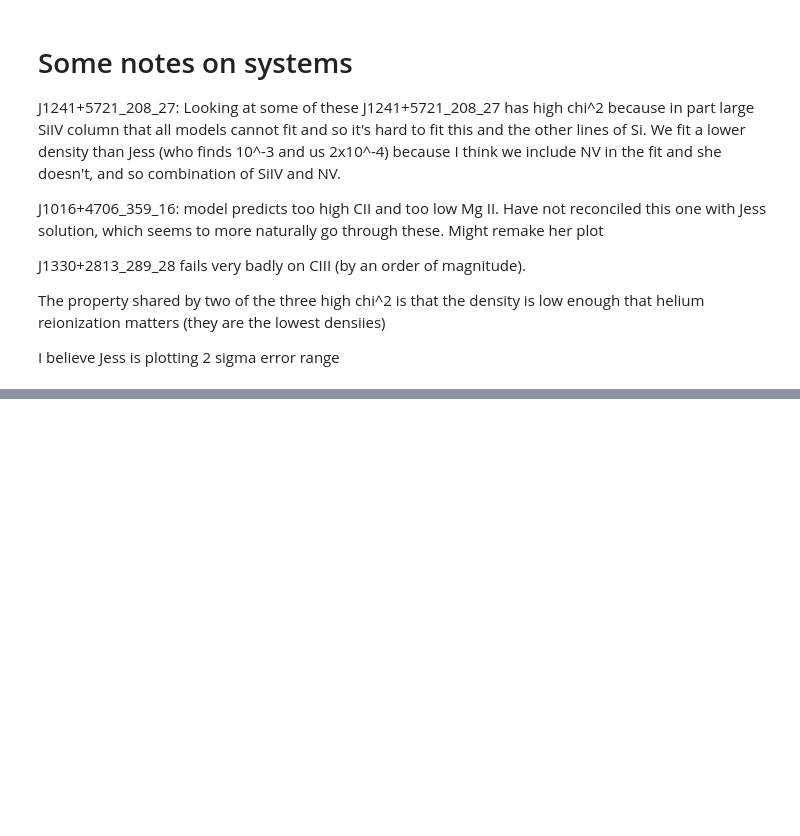
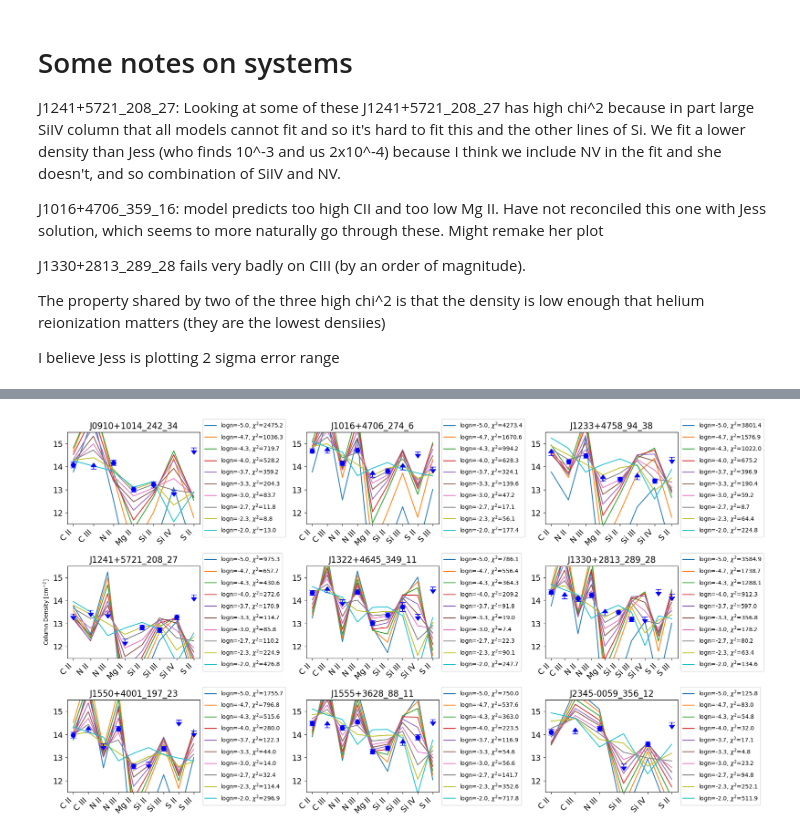
Before and after one commit to astromcquinn/Photoionization_modeling, a Jupyter notebook: fitPhotoionModels.ipynb, the cells around one changed output, grey strips where cells are left out. Drawn from its saved outputs; the diff is of its cells as text; code cells hidden in the pictures; blank space fills up the shorter version.

```diff
--- a/fitPhotoionModels.ipynb
+++ b/fitPhotoionModels.ipynb
@@ -73,7 +68,7 @@ narray = modeldata.n0
 def getModelLogIonicColumn(ion_name, logNnorm, efrac_model):
     ion_name_split = ion_name.split()
     ion_name_nospace = ion_name_split[0].strip() + ion_name_split[1].strip()
-    return logNnorm + np.log10(abundances[ion_name_split[0]]*float(efrac_model.sel(ion=ion_name_nospace).values))
+    return logNnorm + np.log10(abundances[ion_name_split[0]]*(float(efrac_model.sel(ion=ion_name_nospace).values)+ epsilon_ionfrac))
 # %% [markdown]
 ##  examples of how to use model
 # %%
@@ -713,0 +731,95 @@ I believe Jess is plotting 2 sigma error range
+# %%
+import matplotlib.pyplot as plt
+import numpy as np
+import re
+
+
+color_array = ['black', 'magenta', 'red',  'green', 'blue']
+
+
+nrange = np.logical_and(narray> 1e-5, narray< 1e-1)
+
+#generates the best fit model at each density (for noss and self shielding)
+efrac_model_noss =  model_noss.sel(param=0, method ='nearest')
+efrac_model_ss =  model.sel(param=0, method ='nearest')
+
+
+
+# Function to extract the Roman numeral from ion names
+def extract_roman_numeral(ion_name):
+    match = re.search(r'\b[IVXLCDM]+\b', ion_name)
+    if match:
+        return match.group()
+    return ""
+
+fig, ax = plt.subplots(nrows=len(all_systems)//3, ncols=3, figsize=(18, 10))
+
+for isys in range(len(all_systems)):
+    ix = isys//3
+    iy = isys%3
+
+    if ss_flag[allwerksystems[isys]['H I'][-1]] == False:
+        all_systems_plot = all_systems_noss
+        efrac_model = efrac_model_noss
+        [logNtotbestvec, chisqvec] = findSmallestChisqEachDensity(allwerksystems[isys],efrac_model, nrange)
+
+    else:
+        all_systems_plot = all_systems
+        efrac_model = efrac_model_ss
+        [logNtotbestvec, chisqvec] =  findSmallestChisqEachDensity(allwerksystems[isys],efrac_model, nrange)
+
+    #print(isys, logNtotbestvec)
+
+    # Sort data by Roman numeral
+    [ion_names, logNmodel_values, logNobs_values, sigma_values, limit_values] = all_systems_plot[isys][1][0]
+
+
+    for n in np.logspace(-5,-2, 10):
+
+        columns=[]
+        index_nearest = np.argmin(np.abs(np.array(narray[nrange==True]) - n))
+        chisq =  chisqvec[index_nearest]
+        for ion_name in ion_names:
+            # Find the index of the minimum absolute difference
+            #print(np.array(narray), n)
+
+            columns.append(getModelLogIonicColumn(ion_name, logNtotbestvec[index_nearest], efrac_model.sel(n0=n,method='nearest')))
+
+
+        ax[ix, iy].plot(np.arange(len(ion_names)), columns, label=f"logn={np.log10(n):.1f}, $\chi^2$={chisq:.1f}")
+
+
+
+    for i, ion in enumerate(ion_names):
+        x = i
+        y = logNobs_values[i]
+        sigma = sigma_values[i]
+        if sigma < 0:
+            if limit_values[i] == '>':
+                ax[ix, iy].errorbar(x, y, yerr=min_sigma, marker='o', markersize=0, color='blue', capsize=5, lolims=True)
+            if limit_values[i] == '<':
+                ax[ix, iy].errorbar(x, y, yerr=min_sigma, marker='o', markersize=0, color='blue', capsize=5, uplims=True)
+        else:
+            ax[ix, iy].errorbar(x, y, yerr=sigma, marker='o', markersize=8, color='blue', capsize=5)
+
+
+
+
+    # Set x-axis labels and tick positions
+    ax[ix, iy].set_ylim(11.5, 15.5)
+    ax[ix, iy].set_xticks(np.arange(len(ion_names)))
+    ax[ix, iy].set_xticklabels(ion_names, rotation=45, ha='right')
+    ax[ix, iy].tick_params(axis='both', labelsize=14)
+
+    system_name = allwerksystems[isys]['H I'][-1] #.replace('_', '\_')
+    ax[ix,iy].set_title(system_name, fontsize=15)
+
+
+    ax[ix, iy].legend(loc='center left', bbox_to_anchor=(1, 0.5))
+ax[1, 0].set_ylabel('Column Density [cm$^{-2}$]')
+# Show the plot
+plt.tight_layout()
+#plt.show()
+
+plt.savefig(f'density_scan_{modelstring}.pdf')
+# %% [output]
@@ -713,0 +843 @@ I believe Jess is plotting 2 sigma error range
+[figure, added]
```
Also changed, not shown: parts of 23 cells of this notebook.
